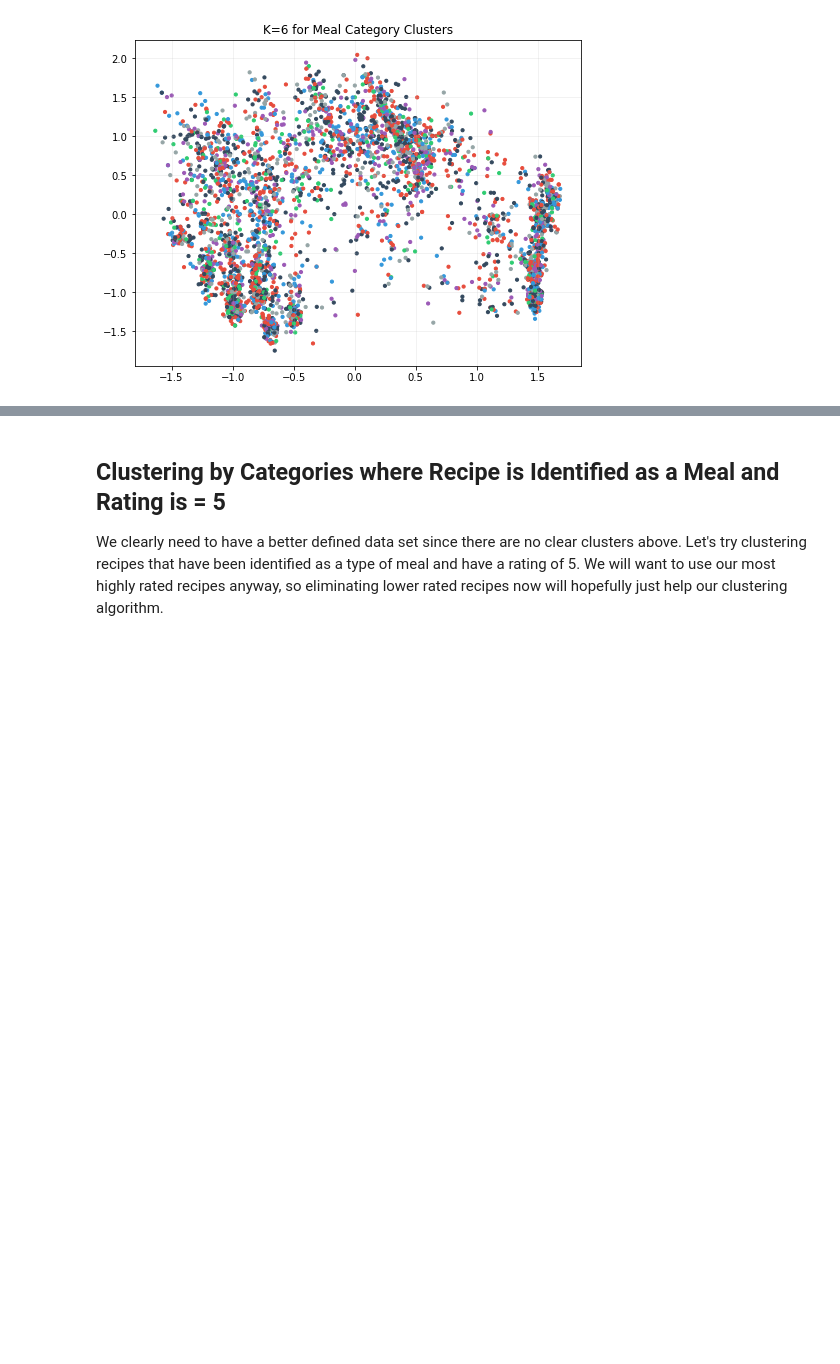
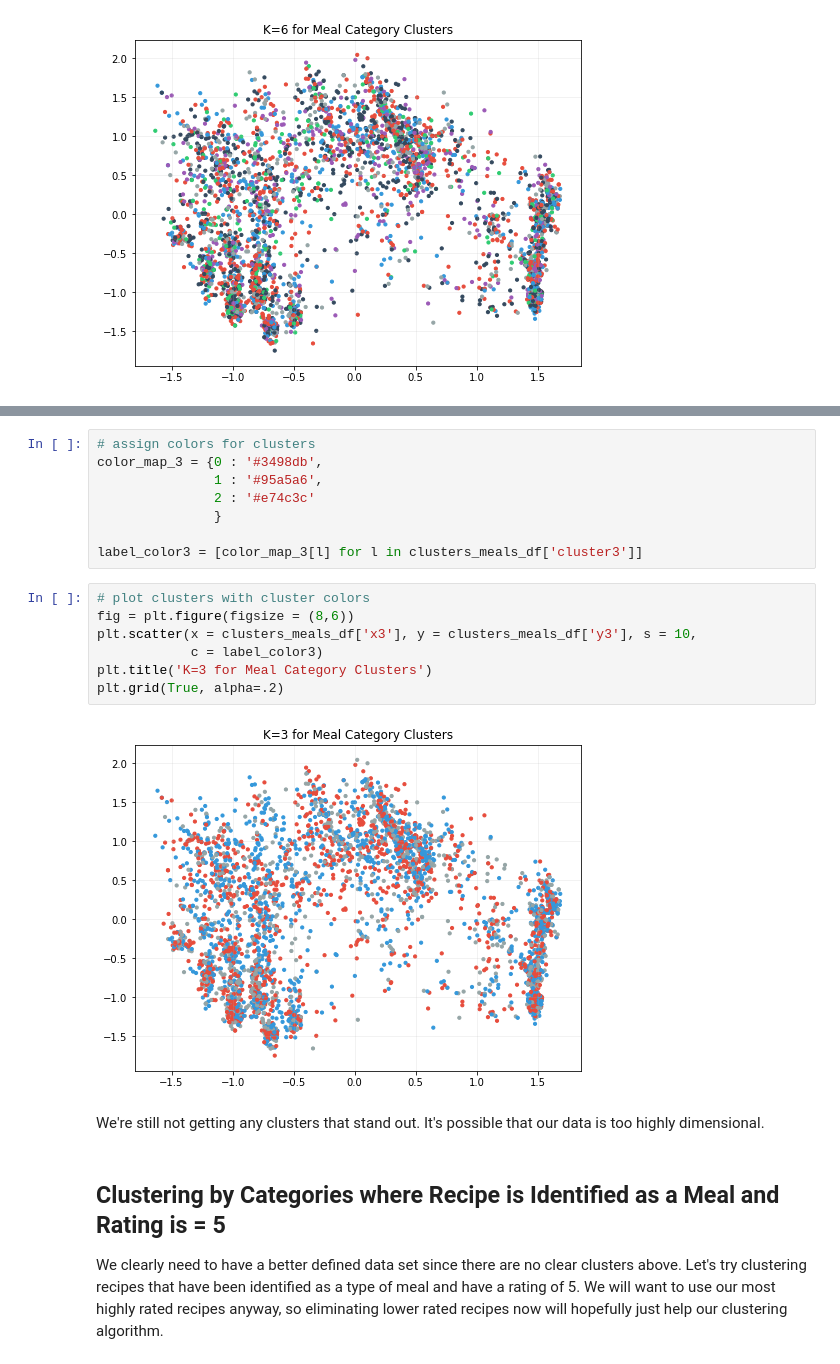
Before and after one commit to isabelvanzijl/Capstone-Project-2, a Jupyter notebook: Clustering.ipynb, the cells around one changed output, grey strips where cells are left out. Saved outputs shown, nothing was run; the diff lists cells and outputs as text; blank space fills up the shorter version.

Commit message:
clustering and word2vec

```diff
--- a/Clustering.ipynb
+++ b/Clustering.ipynb
@@ -518,3 +556,22 @@ Ignoring the colors in the above plot, it would seem that there would be some re
+# %%
+# assign colors for clusters
+color_map_3 = {0 : '#3498db',
+               1 : '#95a5a6',
+               2 : '#e74c3c'
+               }
+
+label_color3 = [color_map_3[l] for l in clusters_meals_df['cluster3']]
+# %%
+# plot clusters with cluster colors
+fig = plt.figure(figsize = (8,6))
+plt.scatter(x = clusters_meals_df['x3'], y = clusters_meals_df['y3'], s = 10,
+            c = label_color3)
+plt.title('K=3 for Meal Category Clusters')
+plt.grid(True, alpha=.2)
+# %% [output]
+[figure, added]
+# %% [markdown]
+We're still not getting any clusters that stand out. It's possible that our data is too highly dimensional.
 # %% [markdown]
 ## Clustering by Categories where Recipe is Identified as a Meal and Rating is = 5
 
```
Also changed, not shown: parts of 34 cells of this notebook.
